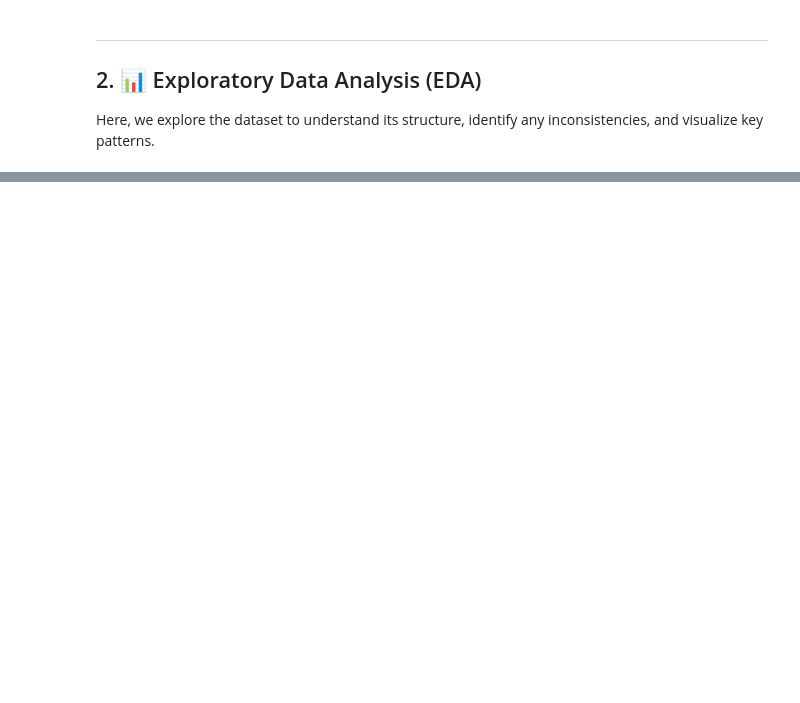
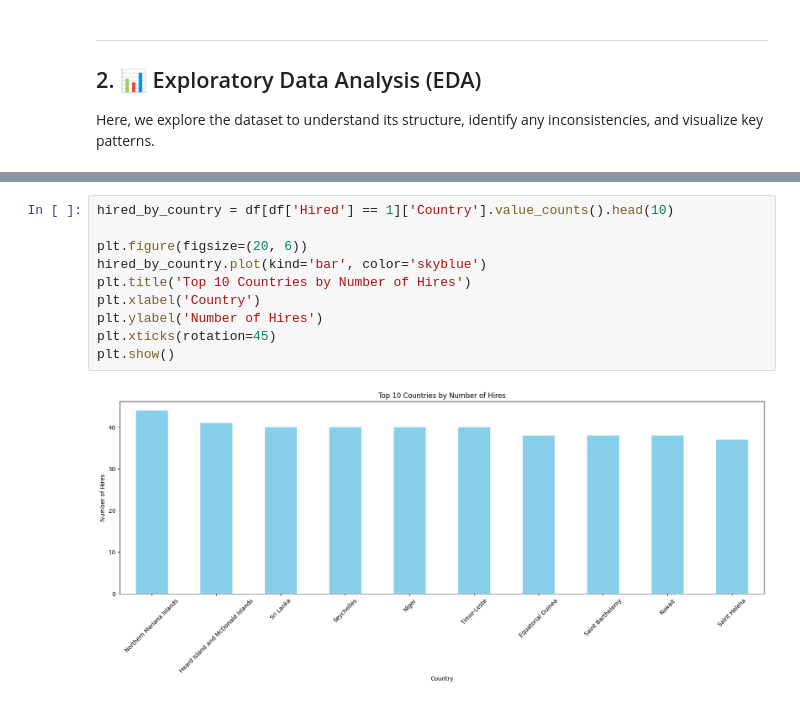
Before and after one commit to alej0909/Workshop_ETL, a Jupyter notebook: notebooks/data_cleaning_and_analysis.ipynb, the cells around one changed output, grey strips where cells are left out. Saved outputs shown, nothing was run; the diff lists cells and outputs as text; blank space fills up the shorter version.

```diff
--- a/notebooks/data_cleaning_and_analysis.ipynb
+++ b/notebooks/data_cleaning_and_analysis.ipynb
@@ -47,0 +288,12 @@ Here, we explore the dataset to understand its structure, identify any inconsist
+# %%
+hired_by_country = df[df['Hired'] == 1]['Country'].value_counts().head(10)
+
+plt.figure(figsize=(20, 6))
+hired_by_country.plot(kind='bar', color='skyblue')
+plt.title('Top 10 Countries by Number of Hires')
+plt.xlabel('Country')
+plt.ylabel('Number of Hires')
+plt.xticks(rotation=45)
+plt.show()
+# %% [output]
+[figure, added]
```
Also changed, not shown: parts of 40 cells of this notebook, 2 other files.
